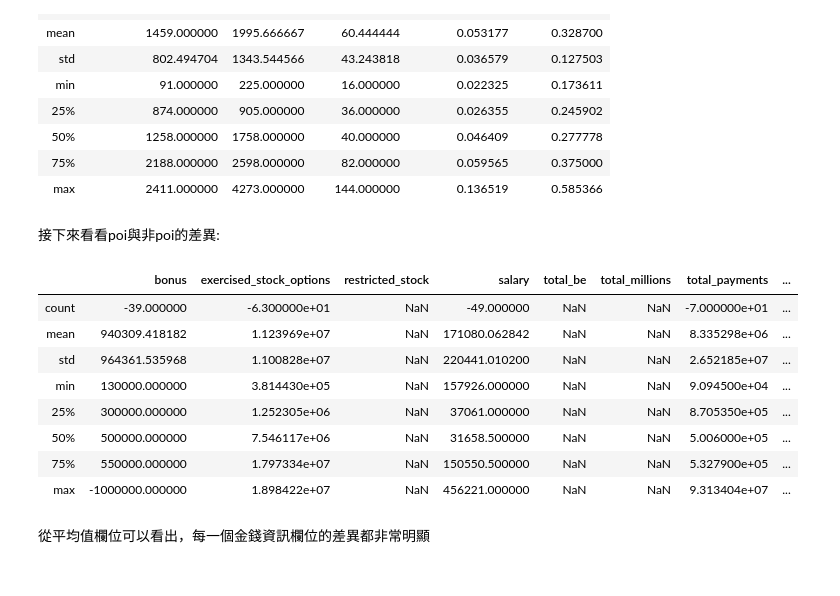
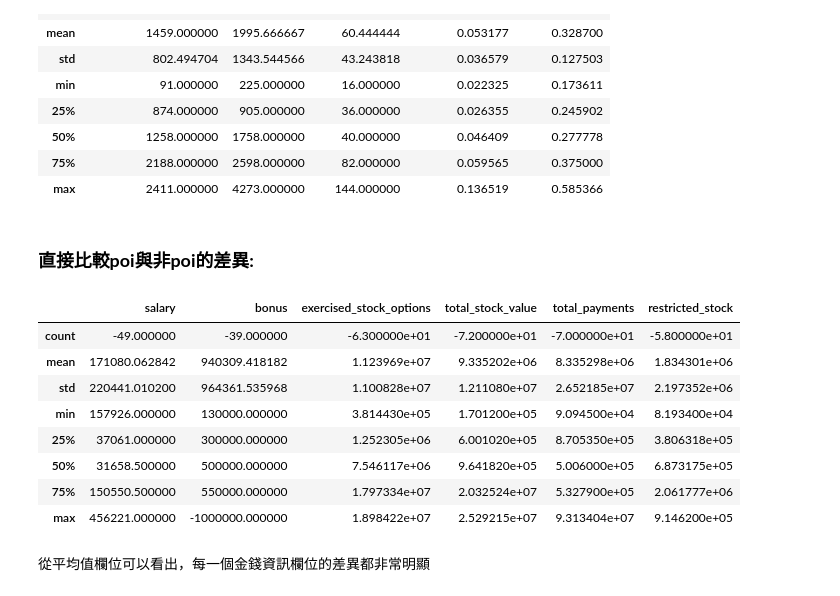
Before and after one commit to Steph958/ML100Days, a Jupyter notebook: Midtern Exam_Kaggle_Project/2020_ML100Marathon_Midtern_Enron_Fraud V4.ipynb, the cells around one changed output. Saved outputs shown, nothing was run; the diff lists cells and outputs as text; code cells hidden in the pictures.

```diff
--- a/Midtern Exam_Kaggle_Project/2020_ML100Marathon_Midtern_Enron_Fraud V4.ipynb
+++ b/Midtern Exam_Kaggle_Project/2020_ML100Marathon_Midtern_Enron_Fraud V4.ipynb
@@ -25,11 +25,6 @@ import seaborn as sns
 import warnings
 warnings.filterwarnings('ignore')
 # %%
-train = pd.read_csv('C:/Users/USER/Desktop/Github/ML100Days/Midtern Exam_Kaggle_Project/train_data.csv')
-test = pd.read_csv('C:/Users/USER/Desktop/Github/ML100Days/Midtern Exam_Kaggle_Project/test_features.csv')
-sample_submission = pd.read_csv('C:/Users/USER/Desktop/Github/ML100Days/Midtern Exam_Kaggle_Project/sample_submission.csv')
-
-print(train.columns.value_counts().sum())  #目標變數為"poi"
-print(train.columns)
-print(test.columns.value_counts().sum())
-print(test.columns)
+train = pd.read_csv('C:/Users/USER/OneDrive/Documents/ML100Days/Midtern Exam_Kaggle_Project/train_data.csv')
+test = pd.read_csv('C:/Users/USER/OneDrive/Documents/ML100Days/Midtern Exam_Kaggle_Project/test_features.csv')
+sample_submission = pd.read_csv('C:/Users/USER/OneDrive/Documents/ML100Days/Midtern Exam_Kaggle_Project/sample_submission.csv')
@@ -168,6 +191,6 @@ Let's follow the money! Features that will give us that money trail will be
 # %%
 #added/combined feature, total bonus and exercised_stock_options
-enron['total_be'] = enron['bonus'].fillna(0.0) + enron['exercised_stock_options'].fillna(0.0)
+enron['total_bonus'] = enron['bonus'].fillna(0.0) + enron['exercised_stock_options'].fillna(0.0)
 
 #added feature, scaled total compensation
 enron['total_millions'] = (enron['total_payments'].fillna(0.0) + enron['total_stock_value'].fillna(0.0))/1000000
@@ -209,4 +238,6 @@ non_poi
 100 rows × 24 columns
 # %%
-#non_poi2 = enron[enron['poi']==False]
-#non_poi2
+#篩選出嫌疑人的資訊
+
+yes_poi = enron[enron.poi.isin([True])]
+yes_poi
@@ -227,3 +277,10 @@ non_poi_money
 | 50% | 250100.000000 | 7.000000e+05 | 7.624350e+05 | 9.558730e+05 | 1.086821e+06 | 4.293575e+05 |
 | 75% | 275101.000000 | 9.750000e+05 | 1.820836e+06 | 2.217299e+06 | 1.891293e+06 | 8.935478e+05 |
 | max | 655037.000000 | 8.000000e+06 | 1.536417e+07 | 2.381793e+07 | 1.042576e+07 | 1.384707e+07 |
+# %%
+#看poi的人的金錢資訊:
+yes_poi_money = yes_poi[['salary','bonus','exercised_stock_options',
+                         'total_stock_value','total_payments',
+                         'restricted_stock']].describe()
+
+yes_poi_money
@@ -308,25 +342,23 @@ poi_email_behavior
 | 50% | 1258.000000 | 1758.000000 | 40.000000 | 0.046409 | 0.277778 |
 | 75% | 2188.000000 | 2598.000000 | 82.000000 | 0.059565 | 0.375000 |
 | max | 2411.000000 | 4273.000000 | 144.000000 | 0.136519 | 0.585366 |
-# %% [markdown]
-
-
-接下來看看poi與非poi的差異:
+# %% [markdown]
+### <strong>直接比較poi與非poi的差異:</strong>
 # %%
 #difference in non-poi compensation and poi compensation
 
-difference_in_money = poi_money - non_poi_money
+difference_in_money = yes_poi_money - non_poi_money
 difference_in_money
 # %% [output]
-|  | bonus | exercised_stock_options | restricted_stock | salary | total_be | total_millions | total_payments | ... |
-| count | -39.000000 | -6.300000e+01 | NaN | -49.000000 | NaN | NaN | -7.000000e+01 | ... |
-| mean | 940309.418182 | 1.123969e+07 | NaN | 171080.062842 | NaN | NaN | 8.335298e+06 | ... |
-| std | 964361.535968 | 1.100828e+07 | NaN | 220441.010200 | NaN | NaN | 2.652185e+07 | ... |
-| min | 130000.000000 | 3.814430e+05 | NaN | 157926.000000 | NaN | NaN | 9.094500e+04 | ... |
-| 25% | 300000.000000 | 1.252305e+06 | NaN | 37061.000000 | NaN | NaN | 8.705350e+05 | ... |
-| 50% | 500000.000000 | 7.546117e+06 | NaN | 31658.500000 | NaN | NaN | 5.006000e+05 | ... |
-| 75% | 550000.000000 | 1.797334e+07 | NaN | 150550.500000 | NaN | NaN | 5.327900e+05 | ... |
-| max | -1000000.000000 | 1.898422e+07 | NaN | 456221.000000 | NaN | NaN | 9.313404e+07 | ... |
+|  | salary | bonus | exercised_stock_options | total_stock_value | total_payments | restricted_stock |
+| count | -49.000000 | -39.000000 | -6.300000e+01 | -7.200000e+01 | -7.000000e+01 | -5.800000e+01 |
+| mean | 171080.062842 | 940309.418182 | 1.123969e+07 | 9.335202e+06 | 8.335298e+06 | 1.834301e+06 |
+| std | 220441.010200 | 964361.535968 | 1.100828e+07 | 1.211080e+07 | 2.652185e+07 | 2.197352e+06 |
+| min | 157926.000000 | 130000.000000 | 3.814430e+05 | 1.701200e+05 | 9.094500e+04 | 8.193400e+04 |
+| 25% | 37061.000000 | 300000.000000 | 1.252305e+06 | 6.001020e+05 | 8.705350e+05 | 3.806318e+05 |
+| 50% | 31658.500000 | 500000.000000 | 7.546117e+06 | 9.641820e+05 | 5.006000e+05 | 6.873175e+05 |
+| 75% | 150550.500000 | 550000.000000 | 1.797334e+07 | 2.032524e+07 | 5.327900e+05 | 2.061777e+06 |
+| max | 456221.000000 | -1000000.000000 | 1.898422e+07 | 2.529215e+07 | 9.313404e+07 | 9.146200e+05 |
 # %% [markdown]
 
 
```
Also changed, not shown: parts of 64 cells of this notebook, 15 other files.
